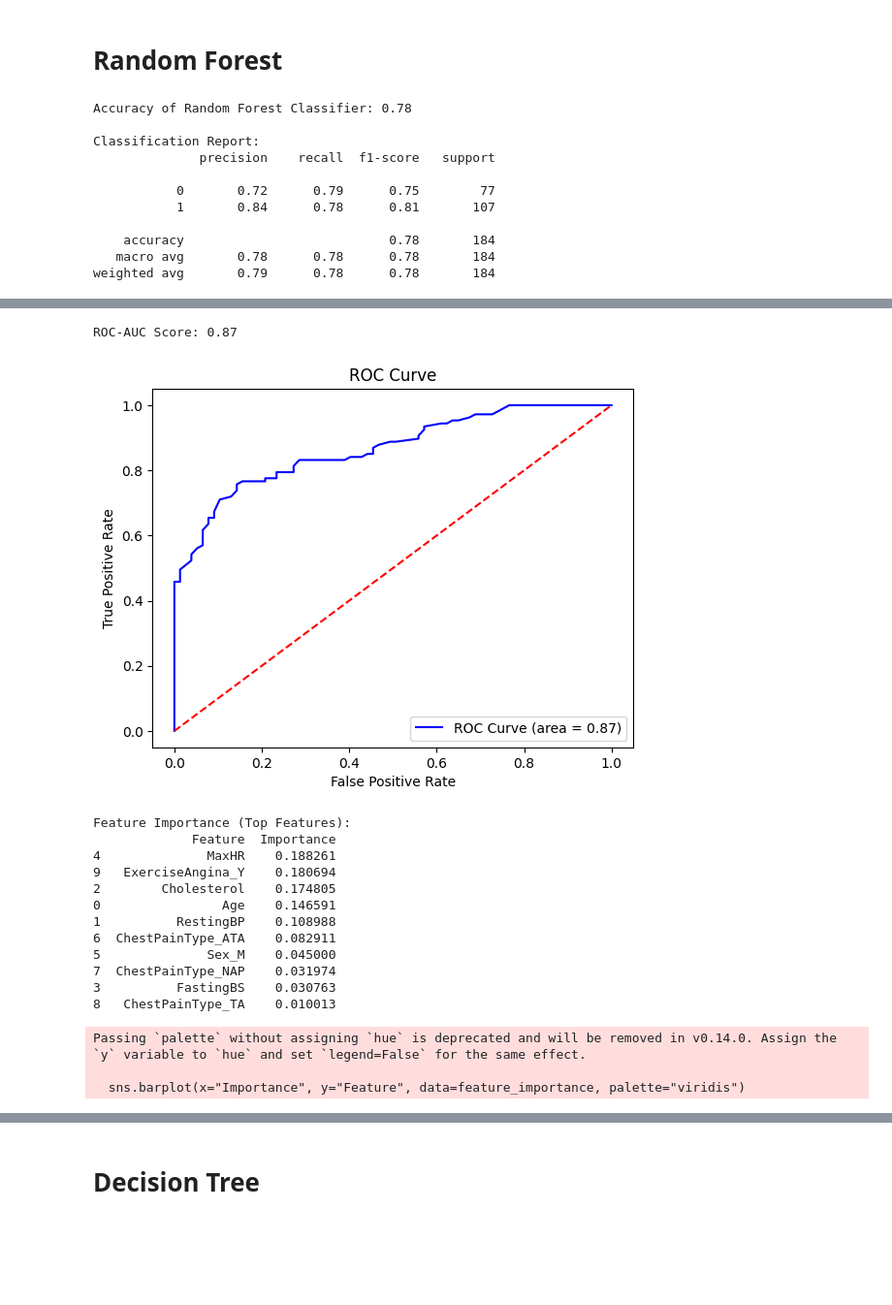
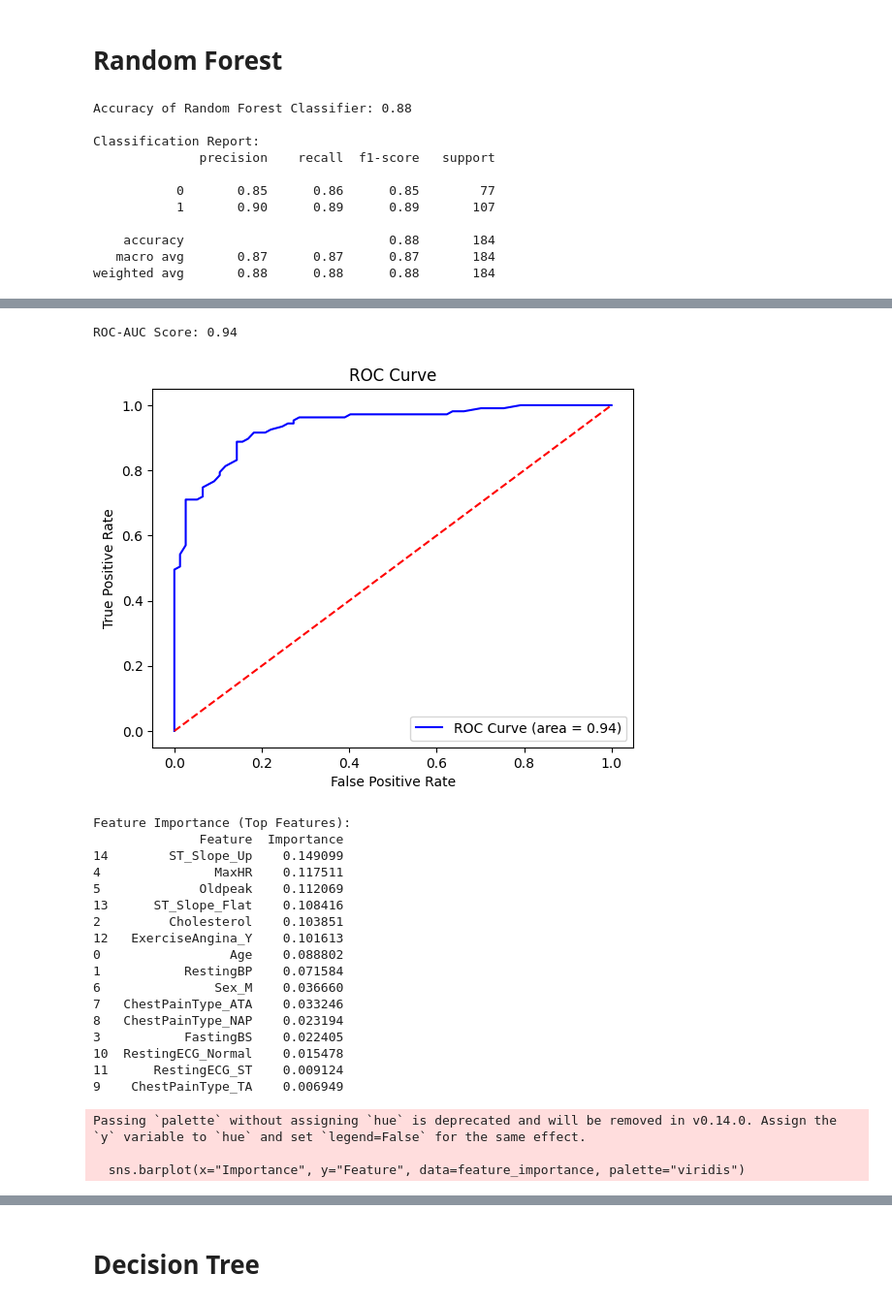
Before and after one commit to Habtom1999/Data-Analytics-Capstone, a Jupyter notebook: Model building.ipynb, the cells around one changed output, grey strips where cells are left out. Shown at 97% size. Drawn from its saved outputs; the diff is of its cells as text; code cells hidden in the pictures; blank space fills up the shorter version.

```diff
--- a/Model building.ipynb
+++ b/Model building.ipynb
@@ -265,7 +270,7 @@ import matplotlib.pyplot as plt
 
 # Load the dataset
 # Replace with the actual path to your dataset
-data_frame = pd.read_csv(r'C:\Capstone Project\Module 1\Data-Analytics-Capstone\Data\Clean Data.csv')
+data_frame = pd.read_csv("C:\Capstone Project\Module 1\Data-Analytics-Capstone\Data\heart.csv")
 
 # Step 1: Data Preprocessing
 # Separate features (X) and target (y)
@@ -334,14 +339,14 @@ sns.barplot(x="Importance", y="Feature", data=feature_importance, palette="virid
 plt.title("Feature Importance in Decision Tree")
 plt.show()
 # %% [output]
-Accuracy of Random Forest Classifier: 0.78
+Accuracy of Random Forest Classifier: 0.88
 
 Classification Report:
               precision    recall  f1-score   support
 
-           0       0.72      0.79      0.75        77
-           1       0.84      0.78      0.81       107
+           0       0.85      0.86      0.85        77
+           1       0.90      0.89      0.89       107
 
-    accuracy                           0.78       184
-   macro avg       0.78      0.78      0.78       184
-weighted avg       0.79      0.78      0.78       184
+    accuracy                           0.88       184
+   macro avg       0.87      0.87      0.87       184
+weighted avg       0.88      0.88      0.88       184
@@ -349,17 +354,22 @@ weighted avg       0.79      0.78      0.78       184
-ROC-AUC Score: 0.87
+ROC-AUC Score: 0.94
-[figure, old version]
+[figure, new version]
 Feature Importance (Top Features):
-             Feature  Importance
-4              MaxHR    0.188261
-9   ExerciseAngina_Y    0.180694
-2        Cholesterol    0.174805
-0                Age    0.146591
-1          RestingBP    0.108988
-6  ChestPainType_ATA    0.082911
-5              Sex_M    0.045000
-7  ChestPainType_NAP    0.031974
-3          FastingBS    0.030763
-8   ChestPainType_TA    0.010013
+              Feature  Importance
+14        ST_Slope_Up    0.149099
+4               MaxHR    0.117511
+5             Oldpeak    0.112069
+13      ST_Slope_Flat    0.108416
+2         Cholesterol    0.103851
+12   ExerciseAngina_Y    0.101613
+0                 Age    0.088802
+1           RestingBP    0.071584
+6               Sex_M    0.036660
+7   ChestPainType_ATA    0.033246
+8   ChestPainType_NAP    0.023194
+3           FastingBS    0.022405
+10  RestingECG_Normal    0.015478
+11      RestingECG_ST    0.009124
+9    ChestPainType_TA    0.006949
 Passing `palette` without assigning `hue` is deprecated and will be removed in v0.14.0. Assign the `y` variable to `hue` and set `legend=False` for the same effect.
 
   sns.barplot(x="Importance", y="Feature", data=feature_importance, palette="viridis")
```
Also changed, not shown: parts of 6 cells of this notebook, 2 other files.
